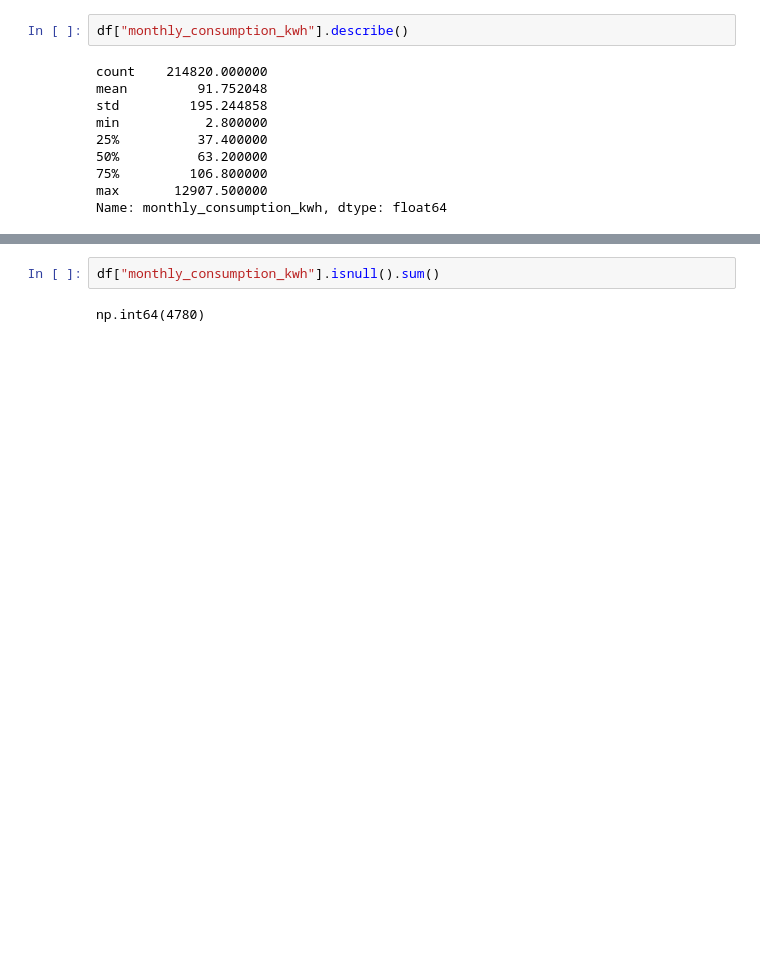
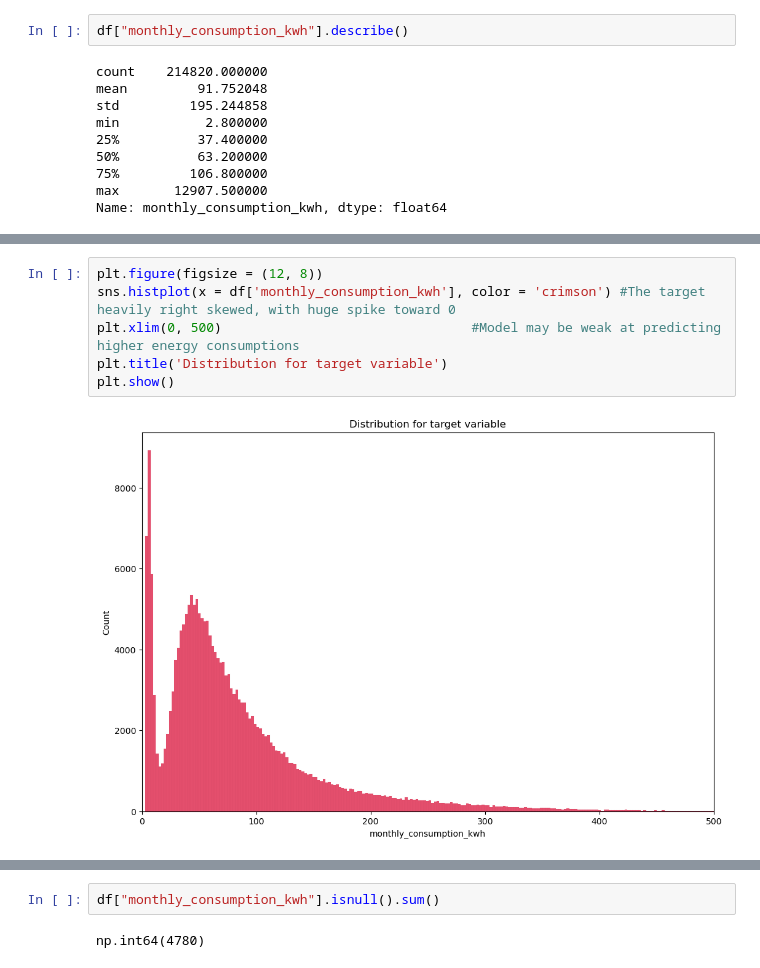
Before and after one commit to naythe10/ElectricityConsumption, a Jupyter notebook: notebooks/ElectricityConsumption03.ipynb, the cells around one changed output, grey strips where cells are left out. Drawn from its saved outputs; the diff is of its cells as text; blank space fills up the shorter version.

Commit message:
chore: EDA on target variable

```diff
--- a/notebooks/ElectricityConsumption03.ipynb
+++ b/notebooks/ElectricityConsumption03.ipynb
@@ -111,0 +112,8 @@ plt.show()
+# %%
+plt.figure(figsize = (12, 8))
+sns.histplot(x = df['monthly_consumption_kwh'], color = 'crimson') #The target heavily right skewed, with huge spike toward 0
+plt.xlim(0, 500)                                #Model may be weak at predicting higher energy consumptions
+plt.title('Distribution for target variable')
+plt.show()
+# %% [output]
+[figure, added]
```
Also changed, not shown: parts of 3 cells of this notebook.
